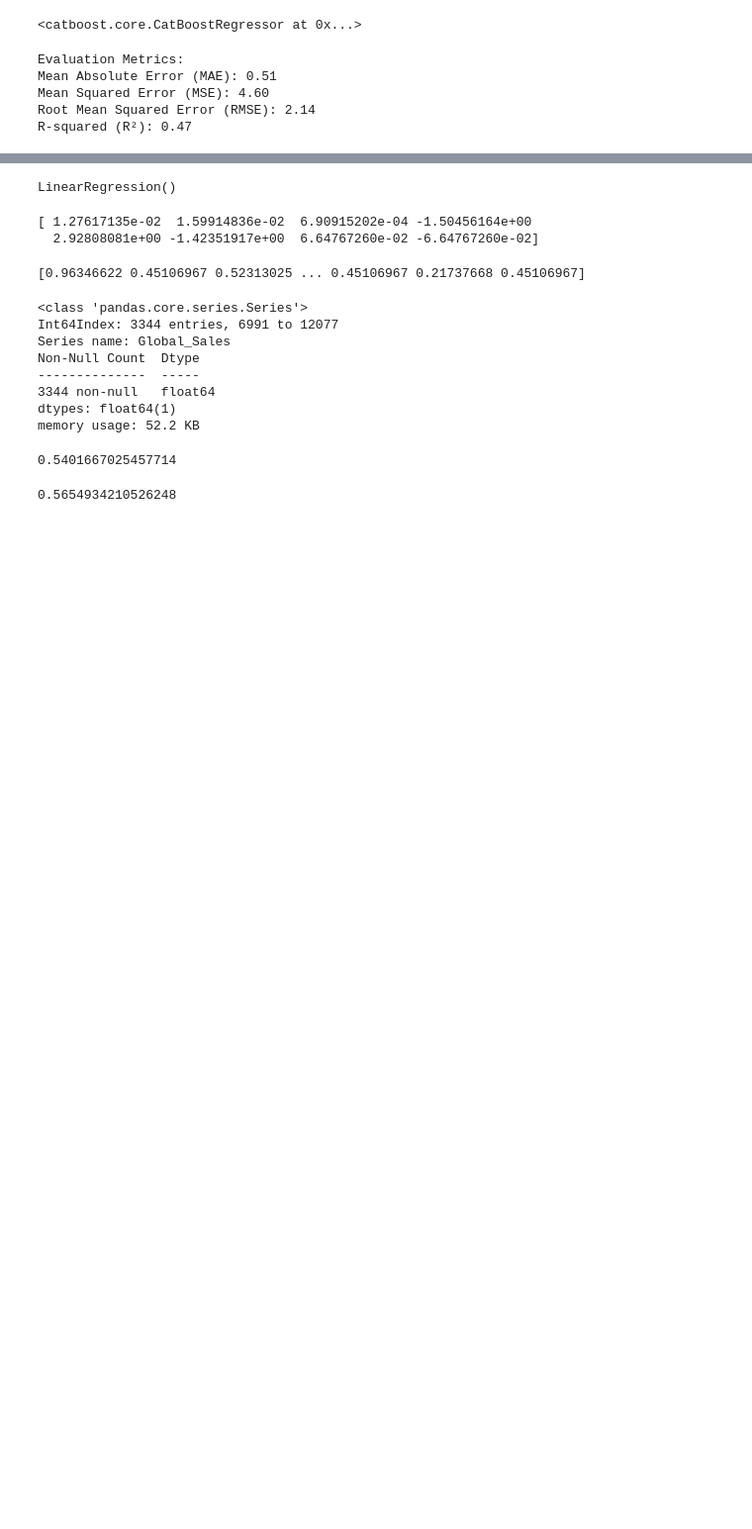
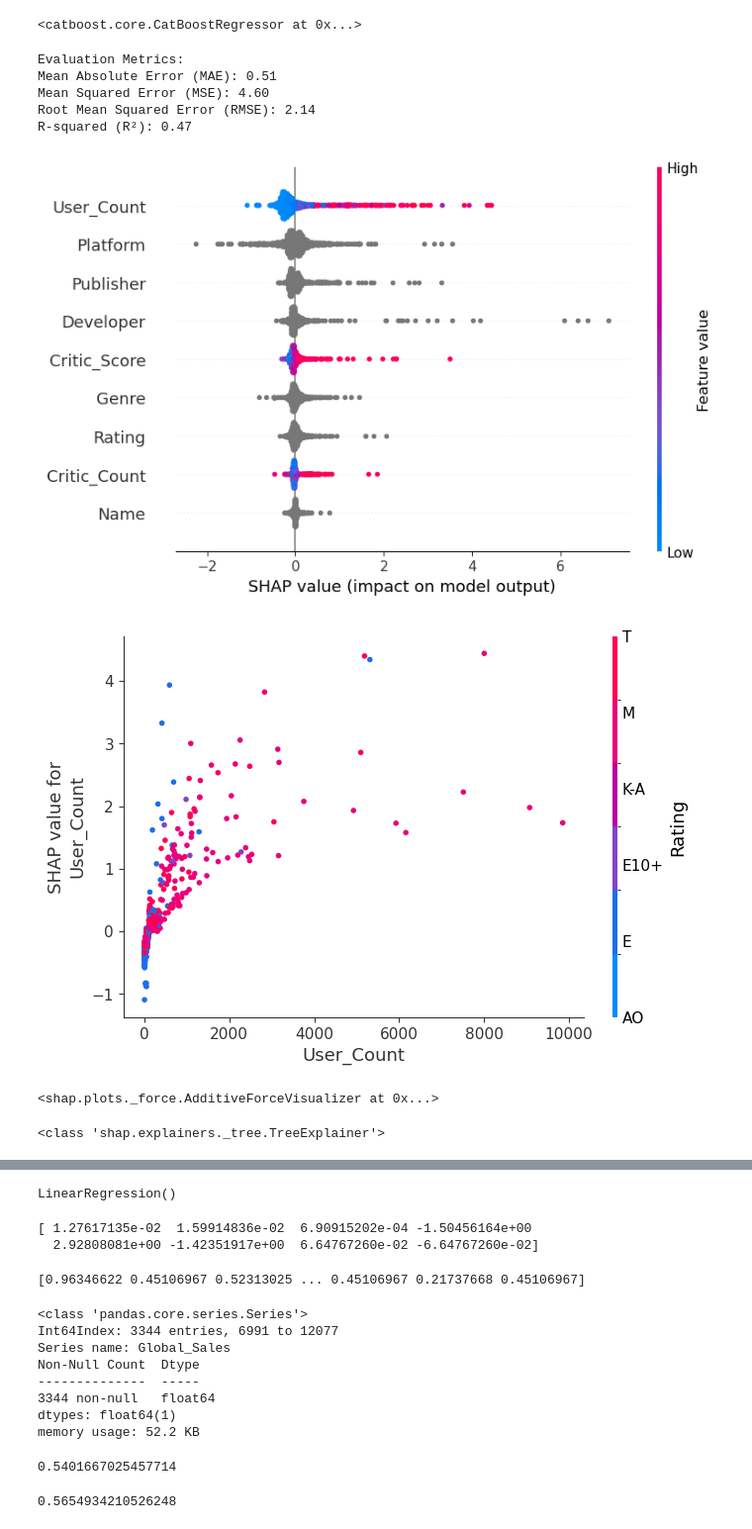
Before and after one commit to DanielHemgren/VideoGames, a Jupyter notebook: testtrain1.ipynb, the cells around one changed output, grey strips where cells are left out. Shown at 99% size. Drawn from its saved outputs; the diff is of its cells as text; code cells hidden in the pictures; blank space fills up the shorter version.

```diff
--- a/testtrain1.ipynb
+++ b/testtrain1.ipynb
@@ -71,4 +93,32 @@ Mean Absolute Error (MAE): 0.51
 Mean Squared Error (MSE): 4.60
 Root Mean Squared Error (RMSE): 2.14
 R-squared (R²): 0.47
+# %%
+import shap
+from catboost import Pool
+
+# Pool object categoriska features identifieras
+cat_features = ['Name', 'Platform', 'Genre', 'Publisher', 'Developer', 'Rating']
+pool_data = Pool(X_test_c, cat_features=cat_features)
+
+explainer = shap.Explainer(model_c)
+shap_values = explainer.shap_values(X_test_c)
+
+# Summary
+shap.summary_plot(shap_values, X_test_c)
+
+# Dependence Plot for a specific feature
+shap.dependence_plot('User_Count', shap_values, X_test_c)
+
+# Force Plot for a specific instance
+instance_index = 0  # Choose the instance index you want to analyze
+shap.force_plot(explainer.expected_value, shap_values[instance_index], X_test_c.iloc[instance_index])
+# %% [output]
+[figure, added]
+[figure, added]
+<shap.plots._force.AdditiveForceVisualizer at 0x...>
+# %%
+print(type(explainer))
+# %% [output]
+<class 'shap.explainers._tree.TreeExplainer'>
 # %%
```
Also changed, not shown: parts of 8 cells of this notebook, 1 other file.
